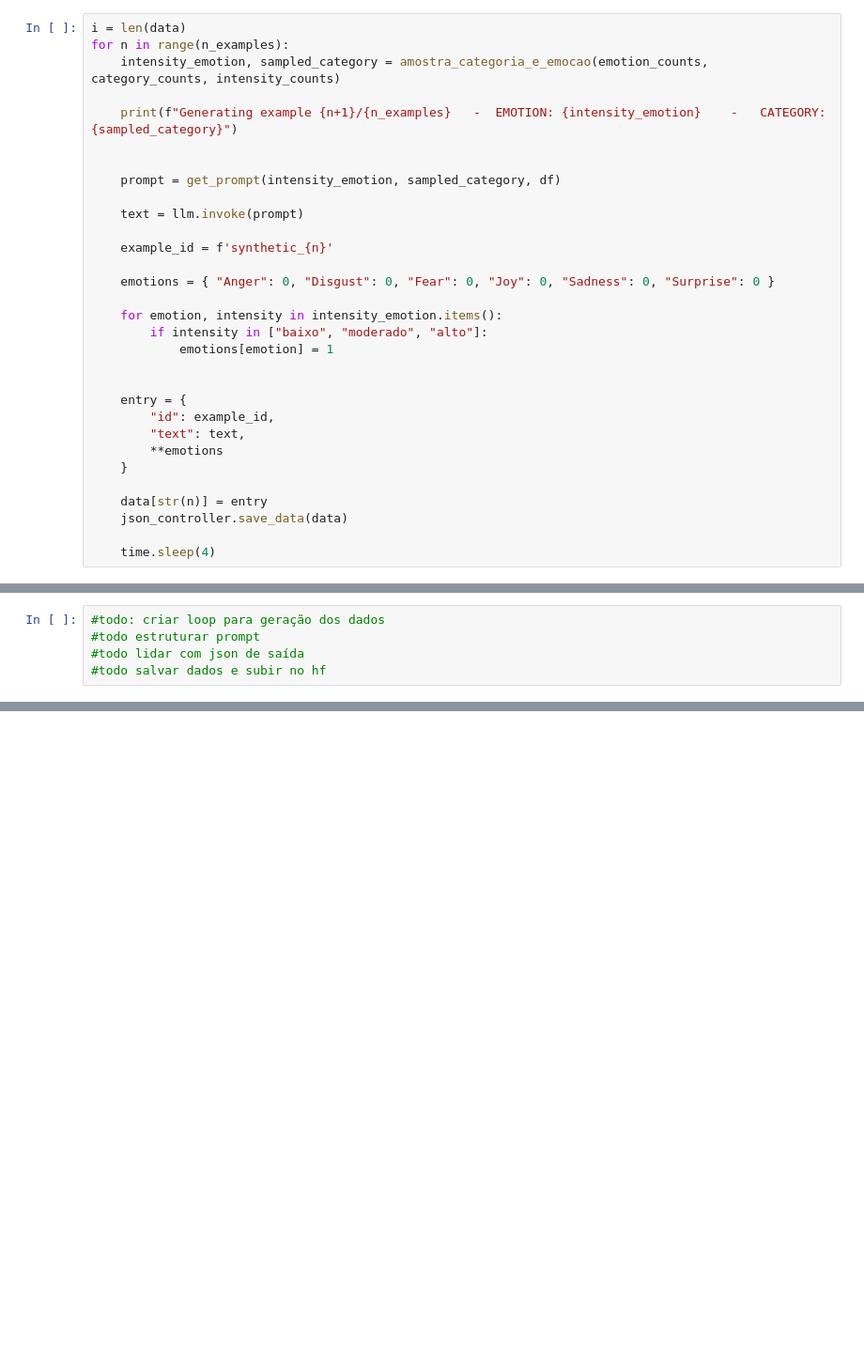
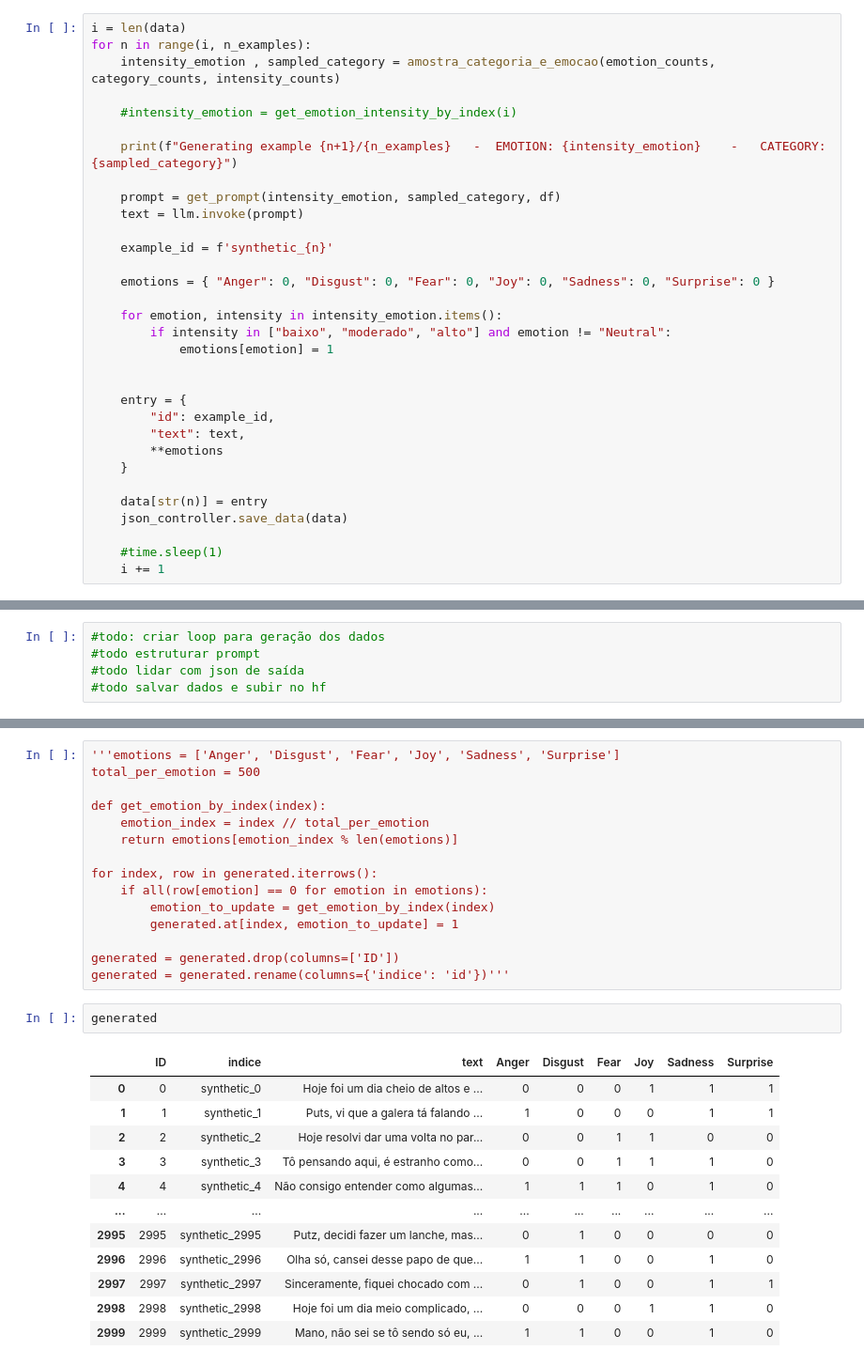
Before and after one commit to arturnovais/Emotion-Detection---SemEval-2025-Task-11, a Jupyter notebook: synthetic_data.ipynb, the cells around one changed output, grey strips where cells are left out. Shown at 94% size. Cells and saved outputs as stored; diff of their text form; blank space fills up the shorter version.

```diff
--- a/synthetic_data.ipynb
+++ b/synthetic_data.ipynb
@@ -234,13 +262,13 @@ n_examples = 10000
 # %%
 i = len(data)
-for n in range(n_examples):
-    intensity_emotion, sampled_category = amostra_categoria_e_emocao(emotion_counts, category_counts, intensity_counts)
+for n in range(i, n_examples):
+    intensity_emotion , sampled_category = amostra_categoria_e_emocao(emotion_counts, category_counts, intensity_counts)
+
+    #intensity_emotion = get_emotion_intensity_by_index(i)
 
     print(f"Generating example {n+1}/{n_examples}   -  EMOTION: {intensity_emotion}    -   CATEGORY: {sampled_category}")
 
-
     prompt = get_prompt(intensity_emotion, sampled_category, df)
-
     text = llm.invoke(prompt)
 
     example_id = f'synthetic_{n}'
@@ -248,7 +276,7 @@ for n in range(n_examples):
     emotions = { "Anger": 0, "Disgust": 0, "Fear": 0, "Joy": 0, "Sadness": 0, "Surprise": 0 }
 
     for emotion, intensity in intensity_emotion.items():
-        if intensity in ["baixo", "moderado", "alto"]:
+        if intensity in ["baixo", "moderado", "alto"] and emotion != "Neutral":
             emotions[emotion] = 1
 
 
@@ -261,5 +289,6 @@ for n in range(n_examples):
     data[str(n)] = entry
     json_controller.save_data(data)
 
-    time.sleep(4)
+    #time.sleep(1)
+    i += 1
 # %% [output]
@@ -292,0 +342,30 @@ intensity_emotion
+# %%
+'''emotions = ['Anger', 'Disgust', 'Fear', 'Joy', 'Sadness', 'Surprise']
+total_per_emotion = 500
+
+def get_emotion_by_index(index):
+    emotion_index = index // total_per_emotion
+    return emotions[emotion_index % len(emotions)]
+
+for index, row in generated.iterrows():
+    if all(row[emotion] == 0 for emotion in emotions):
+        emotion_to_update = get_emotion_by_index(index)
+        generated.at[index, emotion_to_update] = 1
+
+generated = generated.drop(columns=['ID'])
+generated = generated.rename(columns={'indice': 'id'})'''
+# %%
+generated
+# %% [output]
+|  | ID | indice | text | Anger | Disgust | Fear | Joy | Sadness | Surprise |
+| 0 | 0 | synthetic_0 | Hoje foi um dia cheio de altos e ... | 0 | 0 | 0 | 1 | 1 | 1 |
+| 1 | 1 | synthetic_1 | Puts, vi que a galera tá falando ... | 1 | 0 | 0 | 0 | 1 | 1 |
+| 2 | 2 | synthetic_2 | Hoje resolvi dar uma volta no par... | 0 | 0 | 1 | 1 | 0 | 0 |
+| 3 | 3 | synthetic_3 | Tô pensando aqui, é estranho como... | 0 | 0 | 1 | 1 | 1 | 0 |
+| 4 | 4 | synthetic_4 | Não consigo entender como algumas... | 1 | 1 | 1 | 0 | 1 | 0 |
+| ... | ... | ... | ... | ... | ... | ... | ... | ... | ... |
+| 2995 | 2995 | synthetic_2995 | Putz, decidi fazer um lanche, mas... | 0 | 1 | 0 | 0 | 0 | 0 |
+| 2996 | 2996 | synthetic_2996 | Olha só, cansei desse papo de que... | 1 | 1 | 0 | 0 | 1 | 0 |
+| 2997 | 2997 | synthetic_2997 | Sinceramente, fiquei chocado com ... | 0 | 1 | 0 | 0 | 1 | 1 |
+| 2998 | 2998 | synthetic_2998 | Hoje foi um dia meio complicado, ... | 0 | 0 | 0 | 1 | 1 | 0 |
+| 2999 | 2999 | synthetic_2999 | Mano, não sei se tô sendo só eu, ... | 1 | 1 | 0 | 0 | 1 | 0 |
```
Also changed, not shown: parts of 17 cells of this notebook.
